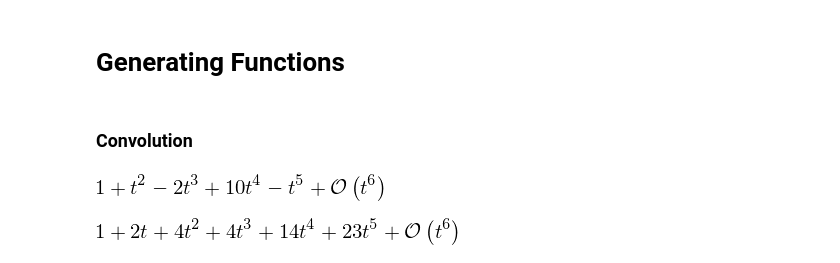
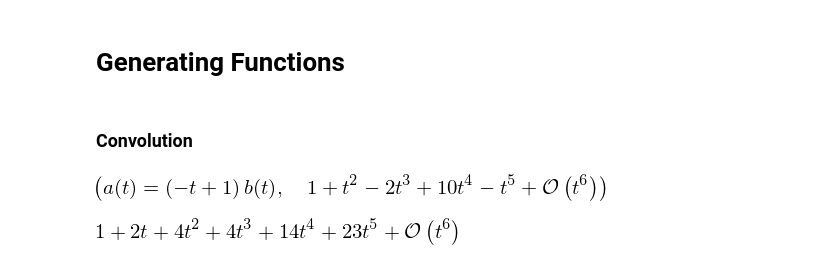
Before and after one commit to massimo-nocentini/pacc, a Jupyter notebook: sympy-notebook/Analysis of Algorithms.ipynb, the cells around one changed output. Drawn from its saved outputs; the diff is of its cells as text; code cells hidden in the pictures.

```diff
--- a/sympy-notebook/Analysis of Algorithms.ipynb
+++ b/sympy-notebook/Analysis of Algorithms.ipynb
@@ -164,10 +271,10 @@ def minus_three_over_two_choose_k(k): return ((-1)**k *(2*k+1))*binomial(2*k, k)
 # %%
 a = Function('a')(t)
 b = Function('b')(t)
 use_me = Eq(a, b * (1-t))
-use_me.subs(b, 1 + 1*t + 2*t**2 + 10*t**4 + 9*t**5).rhs.series(t).simplify()
+use_me,use_me.subs(b, 1 + 1*t + 2*t**2 + 10*t**4 + 9*t**5).rhs.series(t).simplify()
 # %% [output]
-[figure, old version]
+[figure, new version]
 # %%
 a = Function('a')(t)
 b = Function('b')(t)
```
Also changed, not shown: parts of 14 cells of this notebook.
